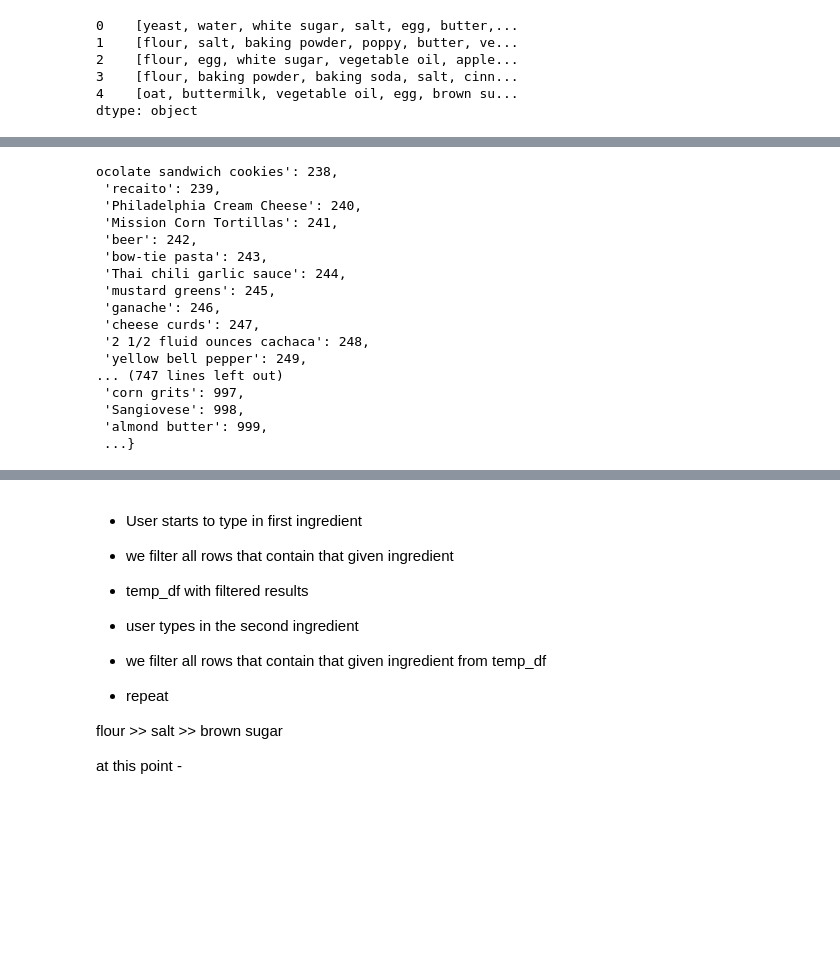
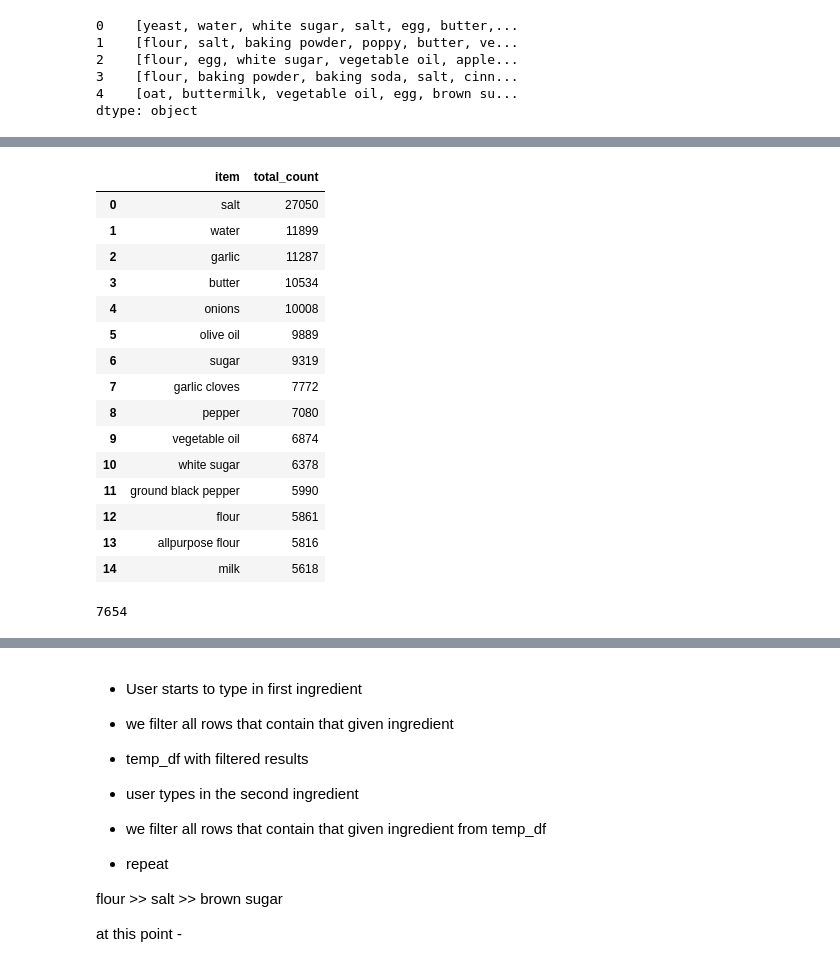
Before and after one commit to BloomTech-Labs/MyDish-DS, a Jupyter notebook: slightfoot/ing_pred_model.ipynb, the cells around one changed output, grey strips where cells are left out. Cells and saved outputs as stored; diff of their text form; code cells hidden in the pictures; blank space fills up the shorter version.

```diff
--- a/slightfoot/ing_pred_model.ipynb
+++ b/slightfoot/ing_pred_model.ipynb
@@ -67,20 +87,0 @@ int_ingr = {i:ingr for i,ingr in enumerate(ingredients)}
-# %%
-ingr_int
-# %% [output]
-ocolate sandwich cookies': 238,
- 'recaito': 239,
- 'Philadelphia Cream Cheese': 240,
- 'Mission Corn Tortillas': 241,
- 'beer': 242,
- 'bow-tie pasta': 243,
- 'Thai chili garlic sauce': 244,
- 'mustard greens': 245,
- 'ganache': 246,
- 'cheese curds': 247,
- '2 1/2 fluid ounces cachaca': 248,
- 'yellow bell pepper': 249,
-... (747 lines left out)
- 'corn grits': 997,
- 'Sangiovese': 998,
- 'almond butter': 999,
- ...}
@@ -86,0 +94,60 @@ ocolate sandwich cookies': 238,
+# %%
+def ingredient_count(dfcolumn):
+    '''Parses a column of word lists and returns a dictionary of words/wordcounts'''
+
+    # If observation is one long string of ingredients, split by comma
+    if type(dfcolumn[0]) == str:
+        dfcolumn = dfcolumn.apply(lambda x: x.split(','))
+
+    # Keep only letters (and ' for potential possessives)
+    char_table = str.maketrans('', '', string.punctuation)
+    dfcolumn = [[word.translate(char_table) for word in word_list] for word_list in dfcolumn if word_list]
+
+    # convert all to lower_case
+    for row in dfcolumn:
+        row = [i.lower() for i in row]
+
+    # Drop measurement and conjunction words
+    dropwords = ['ounce', 'ounces', 'oz', 'oz.', 'oz.', 'lb', 'lb.', ' pound', 'package', 'packages', 'inches',
+                 'ground', 'and', 'for', 'teaspoon', 'tablespoon', 'tbsp', 'tsp']
+    dfcolumn = [[word.lower().strip(' .:"()1234567890%/\\\'') for word in word_list if word.lower().strip(' .:"()1234567890%/\\\'') not in dropwords] for word_list in dfcolumn if word_list]
+
+    # Create dictionary with word count
+    d = dict()
+
+    for word_list in dfcolumn:
+        for word in word_list:
+            if word in d:
+                d[word] = d[word] + 1
+            else:
+                d[word] = 1
+
+    return d
+# %%
+ingr_count = ingredient_count(ingrDF['item'])
+# %%
+ingrDF = pd.DataFrame(ingr_count.items(), columns=['item', 'total_count'])
+ingrDF = ingrDF.sort_values('total_count', ascending=False).reset_index(drop=True)
+ingrDF.head(15)
+# %% [output]
+|  | item | total_count |
+| 0 | salt | 27050 |
+| 1 | water | 11899 |
+| 2 | garlic | 11287 |
+| 3 | butter | 10534 |
+| 4 | onions | 10008 |
+| 5 | olive oil | 9889 |
+| 6 | sugar | 9319 |
+| 7 | garlic cloves | 7772 |
+| 8 | pepper | 7080 |
+| 9 | vegetable oil | 6874 |
+| 10 | white sugar | 6378 |
+| 11 | ground black pepper | 5990 |
+| 12 | flour | 5861 |
+| 13 | allpurpose flour | 5816 |
+| 14 | milk | 5618 |
+# %%
+top_ingr = ingrDF[ingrDF.total_count > 0]
+len(top_ingr)
+# %% [output]
+7654
```
Also changed, not shown: parts of 8 cells of this notebook.
